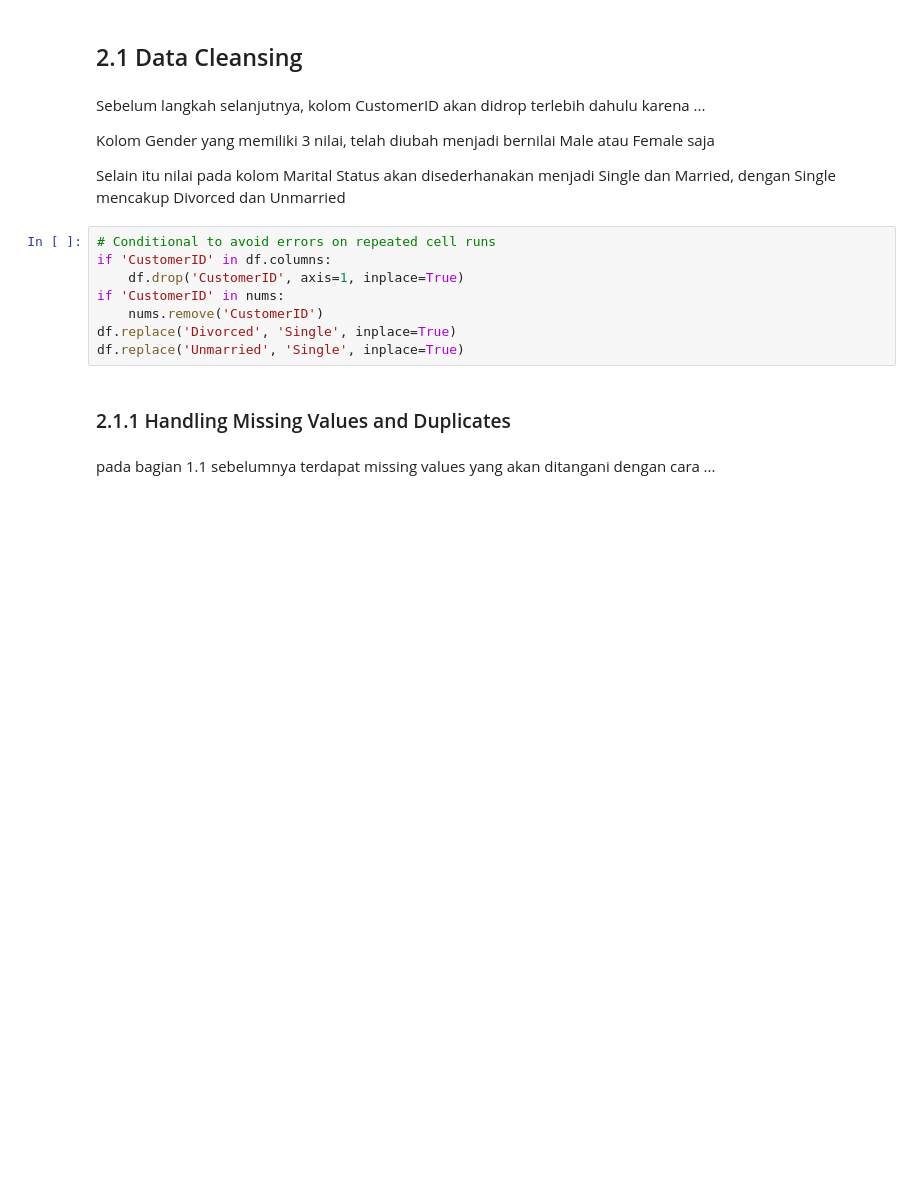
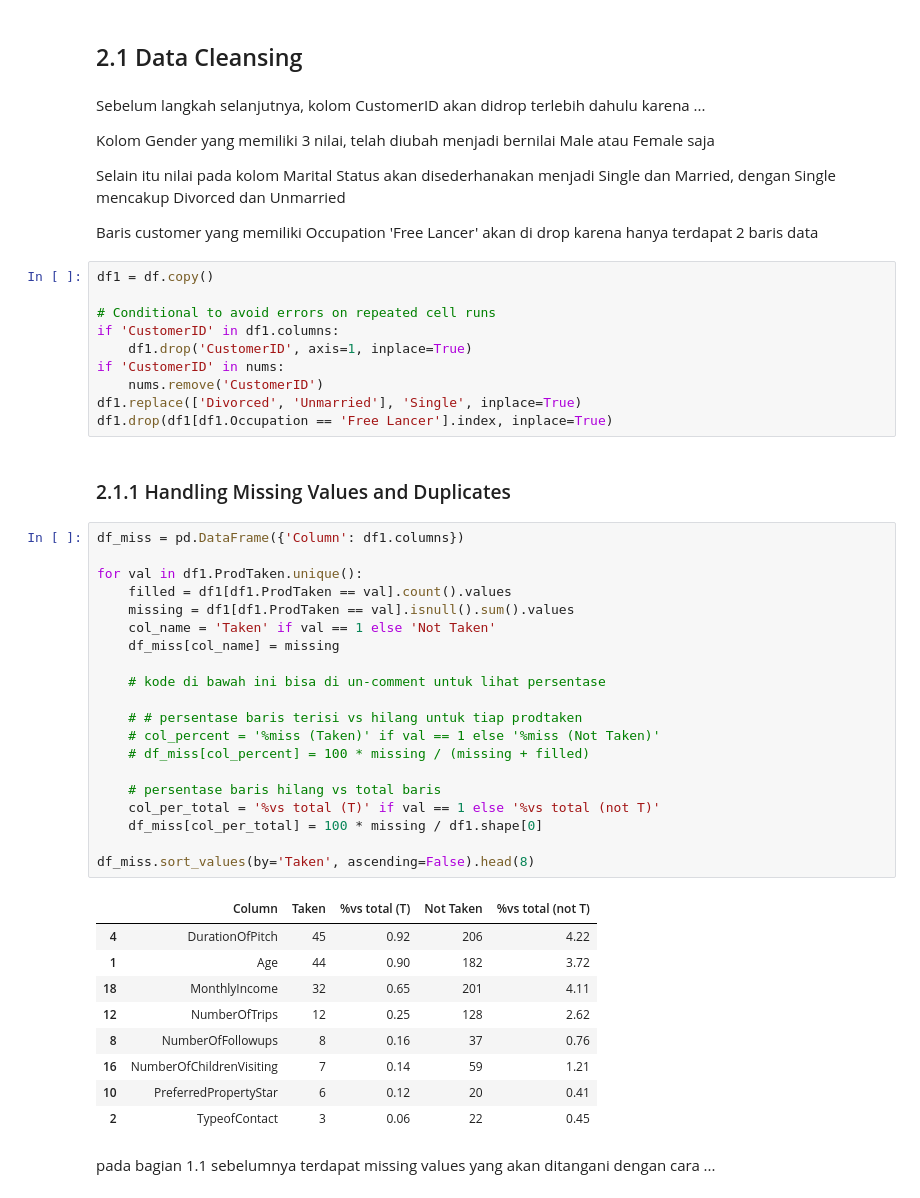
Before and after one commit to andreadeputra/Rakamin_Final_Project, a Jupyter notebook: Infinity.ipynb, the cells around one changed output. Cells and saved outputs as stored; diff of their text form; blank space fills up the shorter version.

```diff
--- a/Infinity.ipynb
+++ b/Infinity.ipynb
@@ -381,15 +381,49 @@ Sebelum langkah selanjutnya, kolom CustomerID akan didrop terlebih dahulu karena
 Kolom Gender yang memiliki 3 nilai, telah diubah menjadi bernilai Male atau Female saja
 
 Selain itu nilai pada kolom Marital Status akan disederhanakan menjadi Single dan Married, dengan Single mencakup Divorced dan Unmarried
+
+Baris customer yang memiliki Occupation 'Free Lancer' akan di drop karena hanya terdapat 2 baris data
 # %%
+df1 = df.copy()
+
 # Conditional to avoid errors on repeated cell runs
-if 'CustomerID' in df.columns:
-    df.drop('CustomerID', axis=1, inplace=True)
+if 'CustomerID' in df1.columns:
+    df1.drop('CustomerID', axis=1, inplace=True)
 if 'CustomerID' in nums:
     nums.remove('CustomerID')
-df.replace('Divorced', 'Single', inplace=True)
-df.replace('Unmarried', 'Single', inplace=True)
+df1.replace(['Divorced', 'Unmarried'], 'Single', inplace=True)
+df1.drop(df1[df1.Occupation == 'Free Lancer'].index, inplace=True)
 # %% [markdown]
 ### 2.1.1 Handling Missing Values and Duplicates
+# %%
+df_miss = pd.DataFrame({'Column': df1.columns})
+
+for val in df1.ProdTaken.unique():
+    filled = df1[df1.ProdTaken == val].count().values
+    missing = df1[df1.ProdTaken == val].isnull().sum().values
+    col_name = 'Taken' if val == 1 else 'Not Taken'
+    df_miss[col_name] = missing
+
+    # kode di bawah ini bisa di un-comment untuk lihat persentase
+
+    # # persentase baris terisi vs hilang untuk tiap prodtaken
+    # col_percent = '%miss (Taken)' if val == 1 else '%miss (Not Taken)'
+    # df_miss[col_percent] = 100 * missing / (missing + filled)
+
+    # persentase baris hilang vs total baris
+    col_per_total = '%vs total (T)' if val == 1 else '%vs total (not T)'
+    df_miss[col_per_total] = 100 * missing / df1.shape[0]
+
+df_miss.sort_values(by='Taken', ascending=False).head(8)
+# %% [output]
+|  | Column | Taken | %vs total (T) | Not Taken | %vs total (not T) |
+| 4 | DurationOfPitch | 45 | 0.92 | 206 | 4.22 |
+| 1 | Age | 44 | 0.90 | 182 | 3.72 |
+| 18 | MonthlyIncome | 32 | 0.65 | 201 | 4.11 |
+| 12 | NumberOfTrips | 12 | 0.25 | 128 | 2.62 |
+| 8 | NumberOfFollowups | 8 | 0.16 | 37 | 0.76 |
+| 16 | NumberOfChildrenVisiting | 7 | 0.14 | 59 | 1.21 |
+| 10 | PreferredPropertyStar | 6 | 0.12 | 20 | 0.41 |
+| 2 | TypeofContact | 3 | 0.06 | 22 | 0.45 |
 # %% [markdown]
 pada bagian 1.1 sebelumnya terdapat missing values yang akan ditangani dengan cara ...
```
Also changed, not shown: parts of 8 cells of this notebook.
